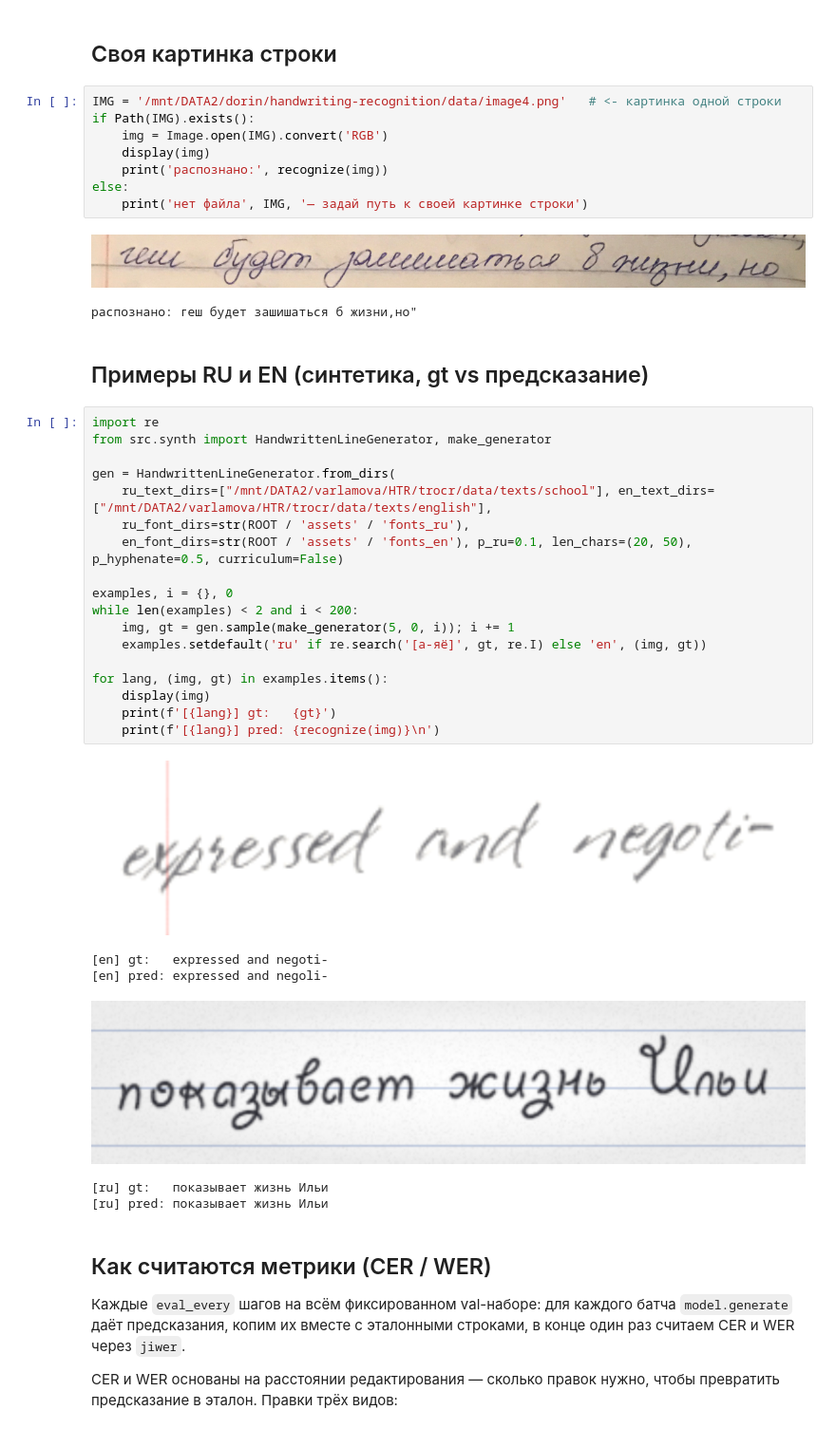
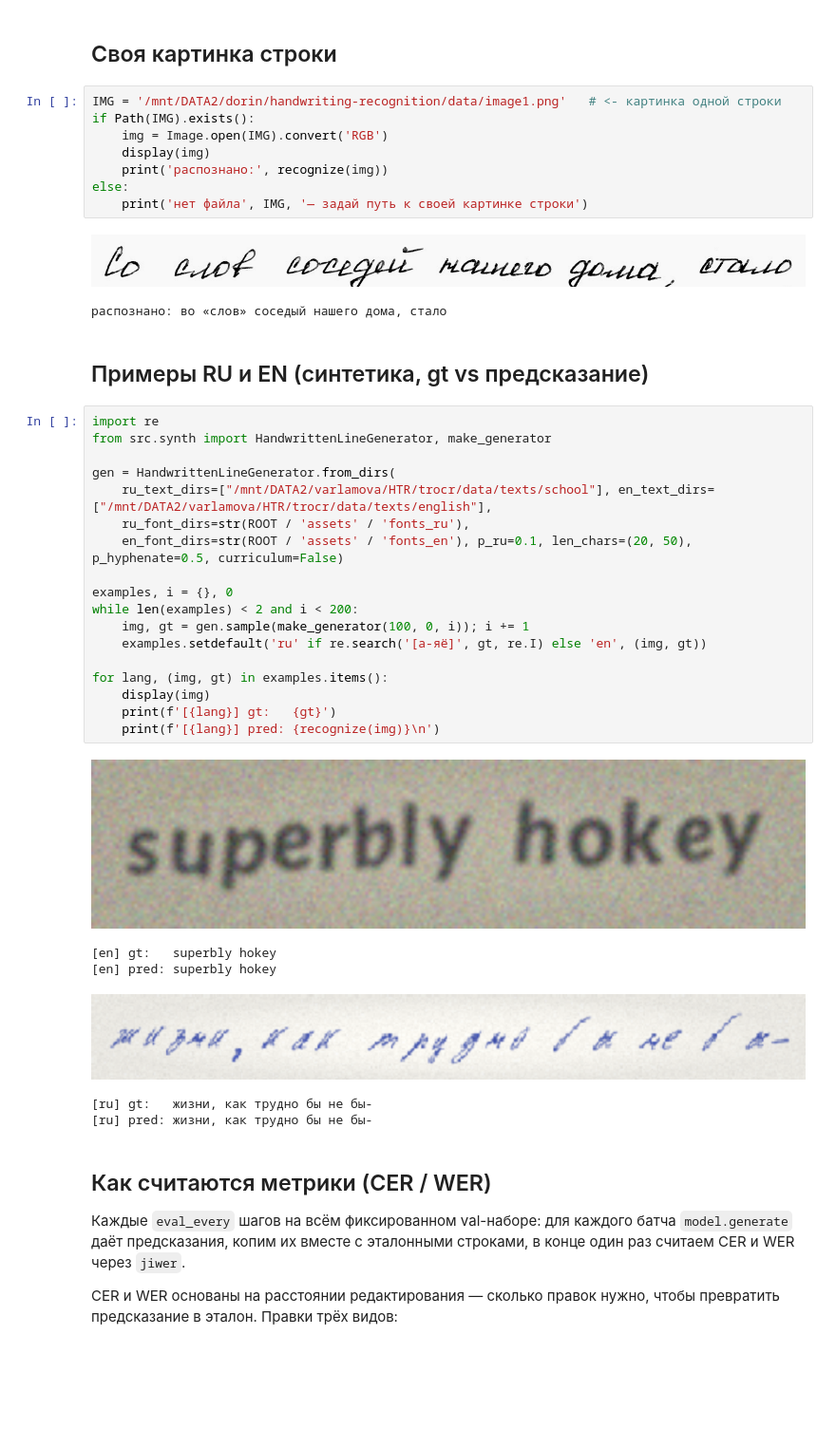
Before and after one commit to DorinDaniil/handwriting-recognition, a Jupyter notebook: recognition/notebooks/inference.ipynb, the cells around one changed output. Shown at 95% size. Drawn from its saved outputs; the diff is of its cells as text; blank space fills up the shorter version.

```diff
--- a/recognition/notebooks/inference.ipynb
+++ b/recognition/notebooks/inference.ipynb
@@ -49,7 +49,7 @@ def recognize(image, num_beams=4):
 # %% [markdown]
 ## Своя картинка строки
 # %%
-IMG = '/mnt/DATA2/dorin/handwriting-recognition/data/image4.png'   # <- картинка одной строки
+IMG = '/mnt/DATA2/dorin/handwriting-recognition/data/image1.png'   # <- картинка одной строки
 if Path(IMG).exists():
     img = Image.open(IMG).convert('RGB')
     display(img)
@@ -57,35 +57,35 @@ if Path(IMG).exists():
 else:
     print('нет файла', IMG, '— задай путь к своей картинке строки')
 # %% [output]
-[figure, old version]
+[figure, new version]
-распознано: геш будет зашишаться б жизни,но"
+распознано: во «слов» соседый нашего дома, стало
 # %% [markdown]
 ## Примеры RU и EN (синтетика, gt vs предсказание)
 # %%
 import re
 from src.synth import HandwrittenLineGenerator, make_generator
 
 gen = HandwrittenLineGenerator.from_dirs(
     ru_text_dirs=["/mnt/DATA2/varlamova/HTR/trocr/data/texts/school"], en_text_dirs=["/mnt/DATA2/varlamova/HTR/trocr/data/texts/english"],
     ru_font_dirs=str(ROOT / 'assets' / 'fonts_ru'),
     en_font_dirs=str(ROOT / 'assets' / 'fonts_en'), p_ru=0.1, len_chars=(20, 50), p_hyphenate=0.5, curriculum=False)
 
 examples, i = {}, 0
 while len(examples) < 2 and i < 200:
-    img, gt = gen.sample(make_generator(5, 0, i)); i += 1
+    img, gt = gen.sample(make_generator(100, 0, i)); i += 1
     examples.setdefault('ru' if re.search('[а-яё]', gt, re.I) else 'en', (img, gt))
 
 for lang, (img, gt) in examples.items():
     display(img)
     print(f'[{lang}] gt:   {gt}')
     print(f'[{lang}] pred: {recognize(img)}\n')
 # %% [output]
-[figure, old version]
+[figure, new version]
-[en] gt:   expressed and negoti-
-[en] pred: expressed and negoli-
+[en] gt:   superbly hokey
+[en] pred: superbly hokey
-[figure, old version]
+[figure, new version]
-[ru] gt:   показывает жизнь Ильи
-[ru] pred: показывает жизнь Ильи
+[ru] gt:   жизни, как трудно бы не бы-
+[ru] pred: жизни, как трудно бы не бы-
 # %% [markdown]
 ## Как считаются метрики (CER / WER)
 
```
Also changed, not shown: parts of 1 cell of this notebook, 11 other files.
